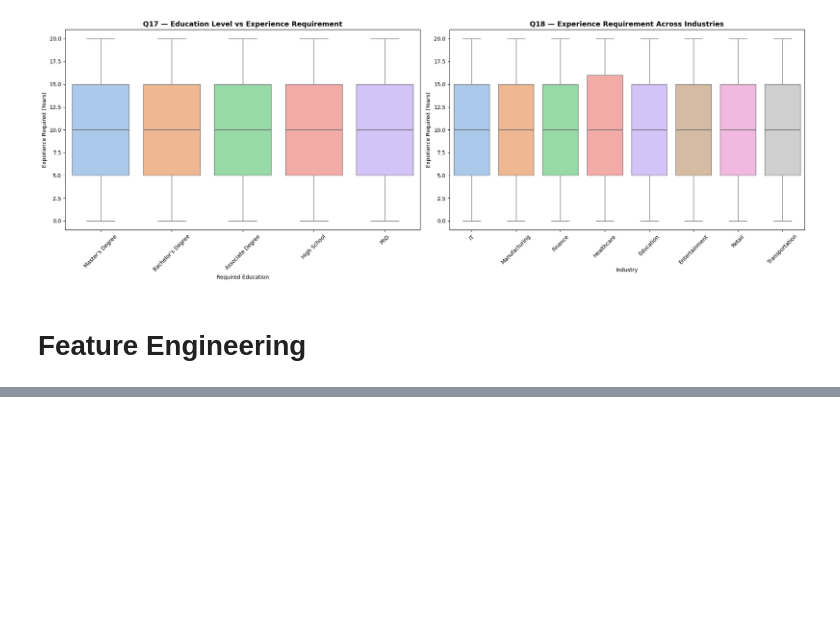
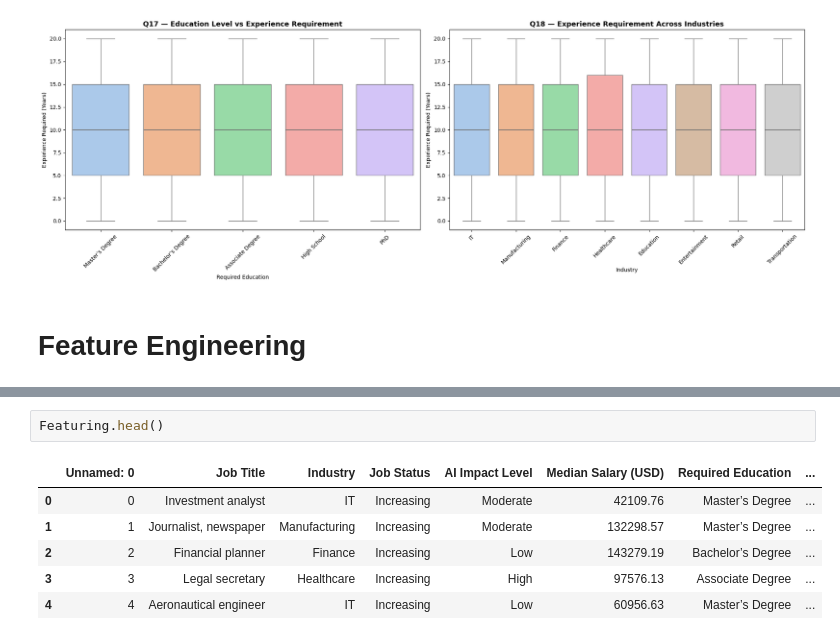
Before and after one commit to AJ0043/AI-Future-of-Jobs-Intelligence-Platform, a Jupyter notebook: AI_Adoption_&_Growth_Analysis.ipynb, the cells around one changed output, grey strips where cells are left out. Drawn from its saved outputs; the diff is of its cells as text; blank space fills up the shorter version.

```diff
--- a/AI_Adoption_&_Growth_Analysis.ipynb
+++ b/AI_Adoption_&_Growth_Analysis.ipynb
@@ -2554,0 +2579,9 @@ plt.show()
+# %%
+Featuring.head()
+# %% [output]
+|  | Unnamed: 0 | Job Title | Industry | Job Status | AI Impact Level | Median Salary (USD) | Required Education | ... |
+| 0 | 0 | Investment analyst | IT | Increasing | Moderate | 42109.76 | Master’s Degree | ... |
+| 1 | 1 | Journalist, newspaper | Manufacturing | Increasing | Moderate | 132298.57 | Master’s Degree | ... |
+| 2 | 2 | Financial planner | Finance | Increasing | Low | 143279.19 | Bachelor’s Degree | ... |
+| 3 | 3 | Legal secretary | Healthcare | Increasing | High | 97576.13 | Associate Degree | ... |
+| 4 | 4 | Aeronautical engineer | IT | Increasing | Low | 60956.63 | Master’s Degree | ... |
```
Also changed, not shown: parts of 15 cells of this notebook.
